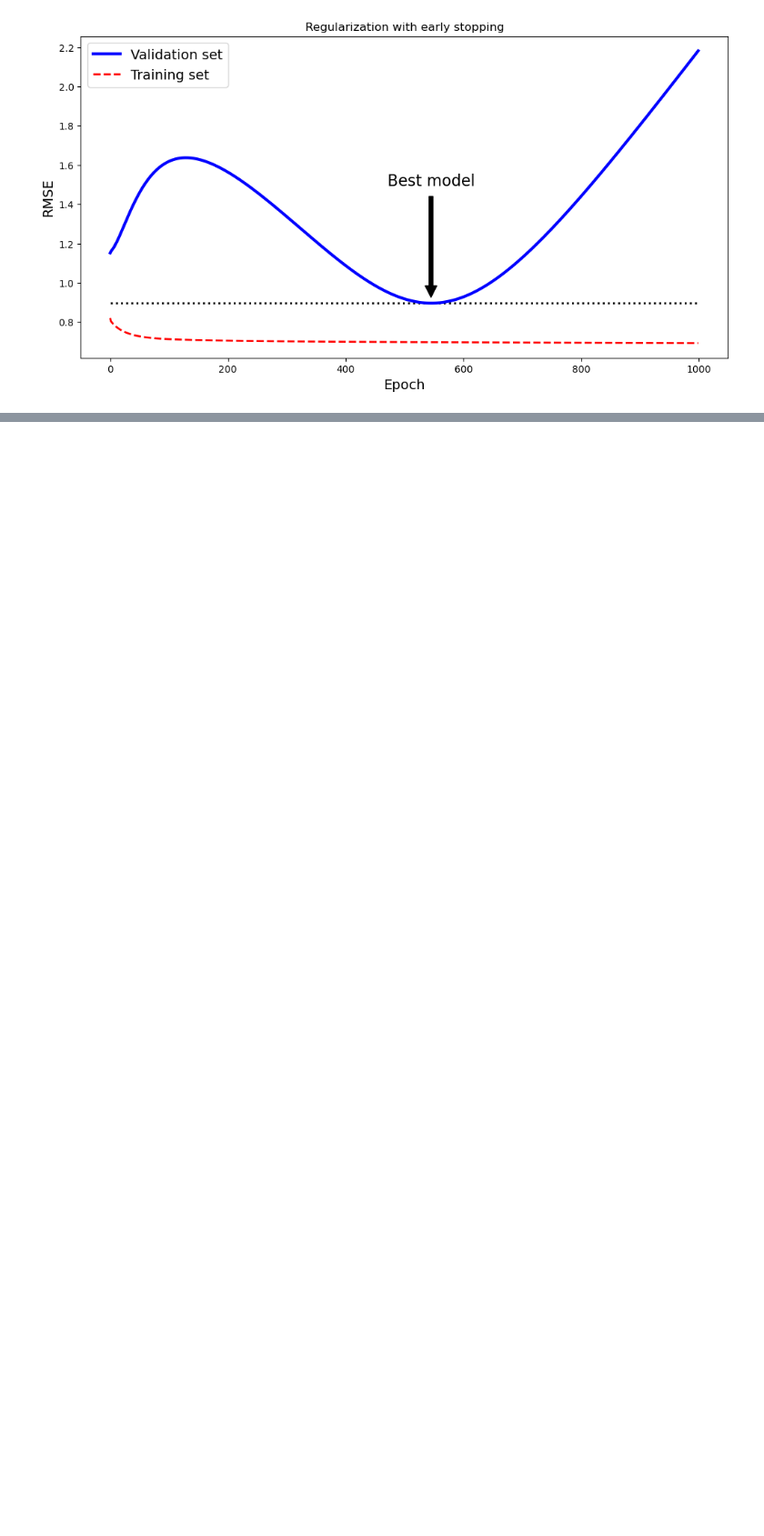
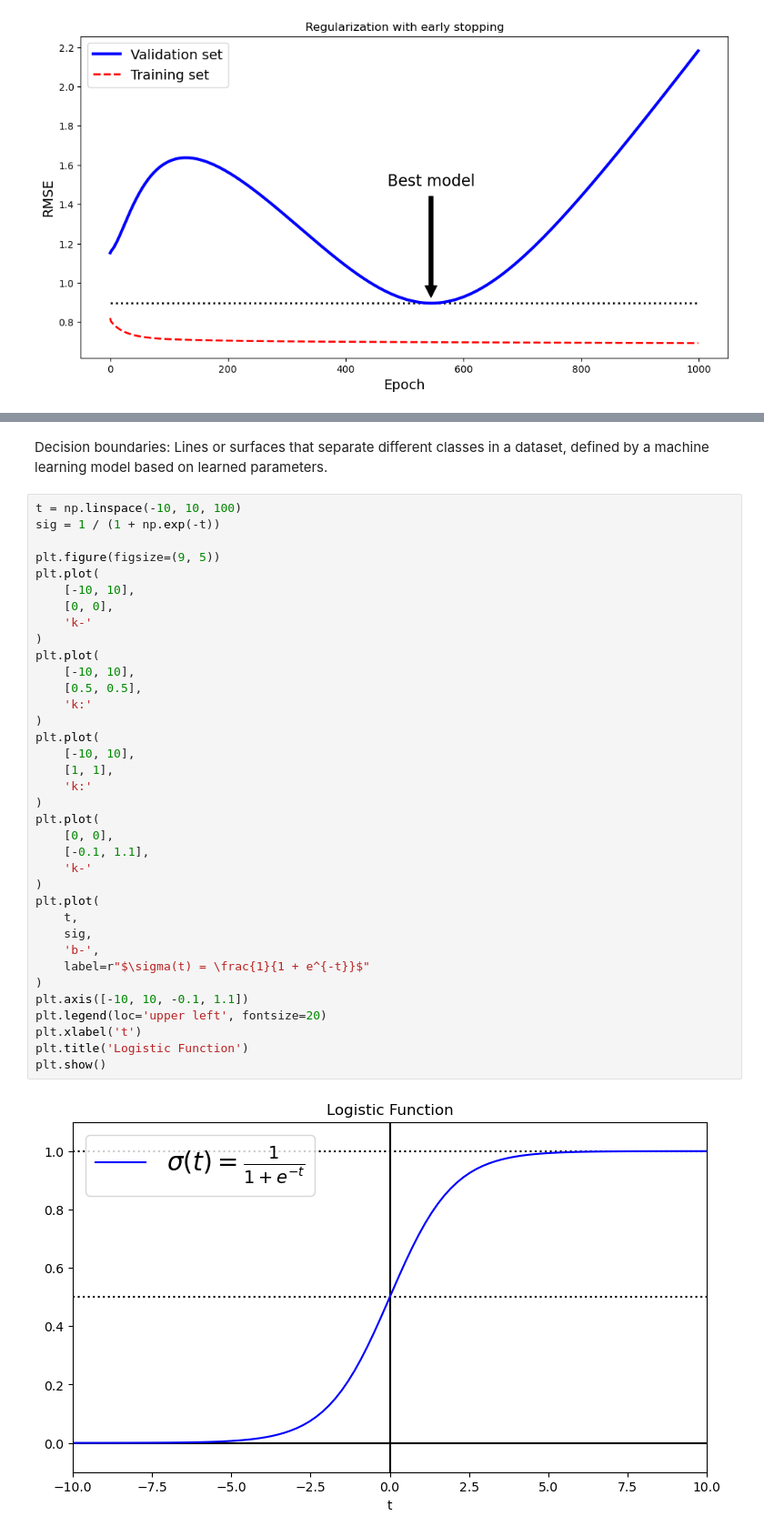
Before and after one commit to Ivan-Grigorev/Hands_On_ML, a Jupyter notebook: chapter_04.ipynb, the cells around one changed output, grey strips where cells are left out. Shown at 91% size. Saved outputs shown, nothing was run; the diff lists cells and outputs as text; blank space fills up the shorter version.

```diff
--- a/chapter_04.ipynb
+++ b/chapter_04.ipynb
@@ -858,0 +879,40 @@ plt.show()
+# %% [markdown]
+Decision boundaries: Lines or surfaces that separate different classes in a dataset, defined by a machine learning model based on learned parameters.
+# %%
+t = np.linspace(-10, 10, 100)
+sig = 1 / (1 + np.exp(-t))
+
+plt.figure(figsize=(9, 5))
+plt.plot(
+    [-10, 10],
+    [0, 0],
+    'k-'
+)
+plt.plot(
+    [-10, 10],
+    [0.5, 0.5],
+    'k:'
+)
+plt.plot(
+    [-10, 10],
+    [1, 1],
+    'k:'
+)
+plt.plot(
+    [0, 0],
+    [-0.1, 1.1],
+    'k-'
+)
+plt.plot(
+    t,
+    sig,
+    'b-',
+    label=r"$\sigma(t) = \frac{1}{1 + e^{-t}}$"
+)
+plt.axis([-10, 10, -0.1, 1.1])
+plt.legend(loc='upper left', fontsize=20)
+plt.xlabel('t')
+plt.title('Logistic Function')
+plt.show()
+# %% [output]
+[figure, added]
```
Also changed, not shown: parts of 37 cells of this notebook.
